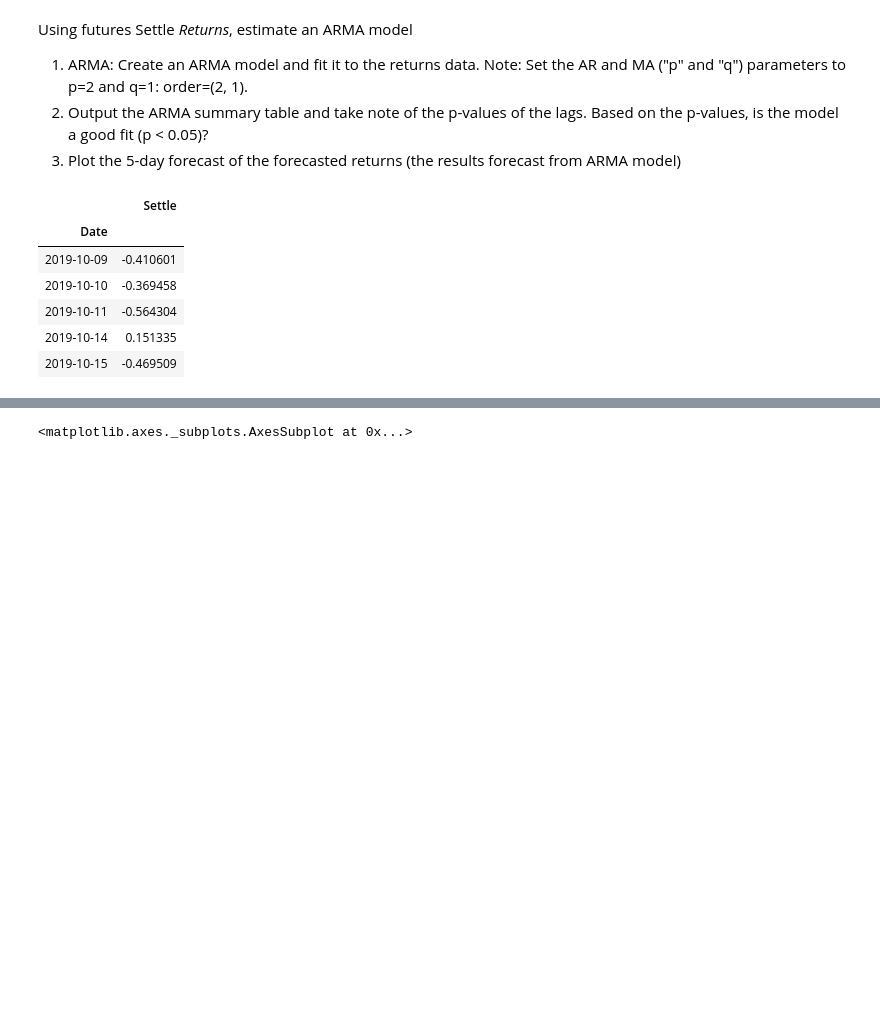
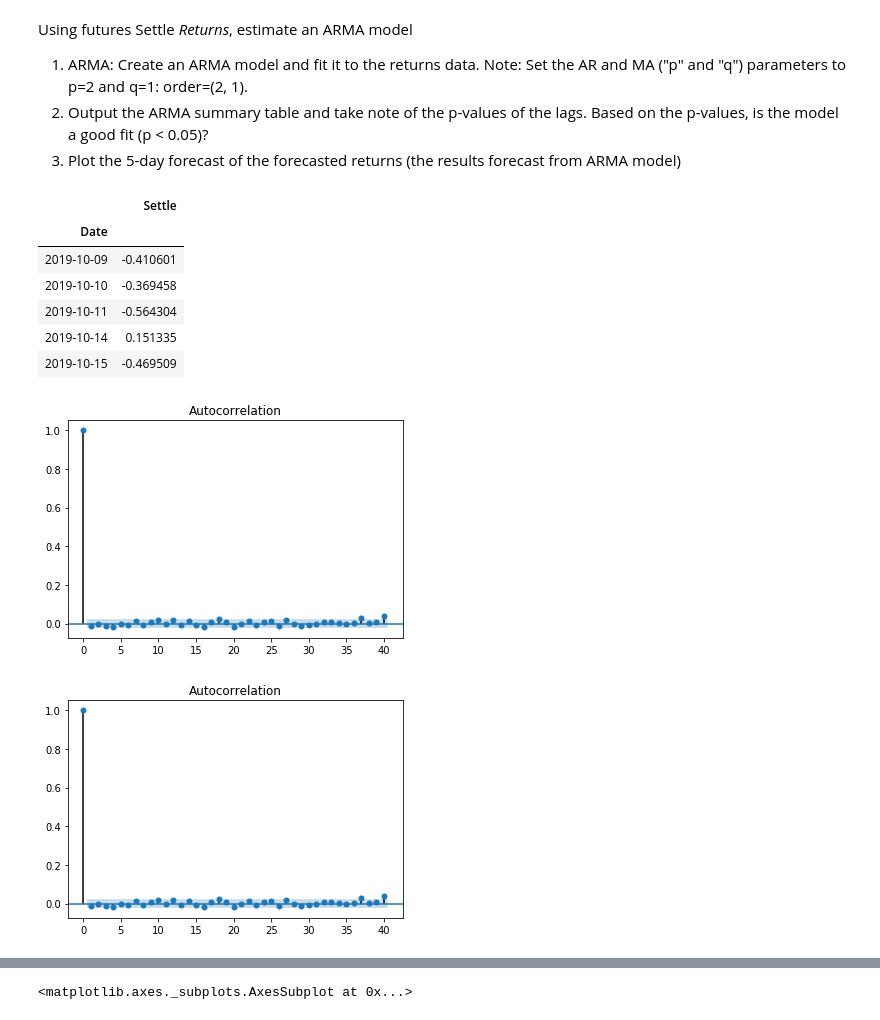
Before and after one commit to amejiali/time_series-homework, a Jupyter notebook: Starter_Code/time_series_analysis.ipynb, the cells around one changed output, grey strips where cells are left out. Cells and saved outputs as stored; diff of their text form; code cells hidden in the pictures; blank space fills up the shorter version.

```diff
--- a/Starter_Code/time_series_analysis.ipynb
+++ b/Starter_Code/time_series_analysis.ipynb
@@ -115,3 +115,10 @@ returns.tail()
 | 2019-10-11 | -0.564304 |
 | 2019-10-14 | 0.151335 |
 | 2019-10-15 | -0.469509 |
+# %%
+# Plot the autocorrelation of the data
+from statsmodels.graphics.tsaplots import plot_acf, plot_pacf
+plot_acf(returns, lags=40)
+# %% [output]
+[figure, added]
+[figure, added]
```
Also changed, not shown: parts of 11 cells of this notebook.
